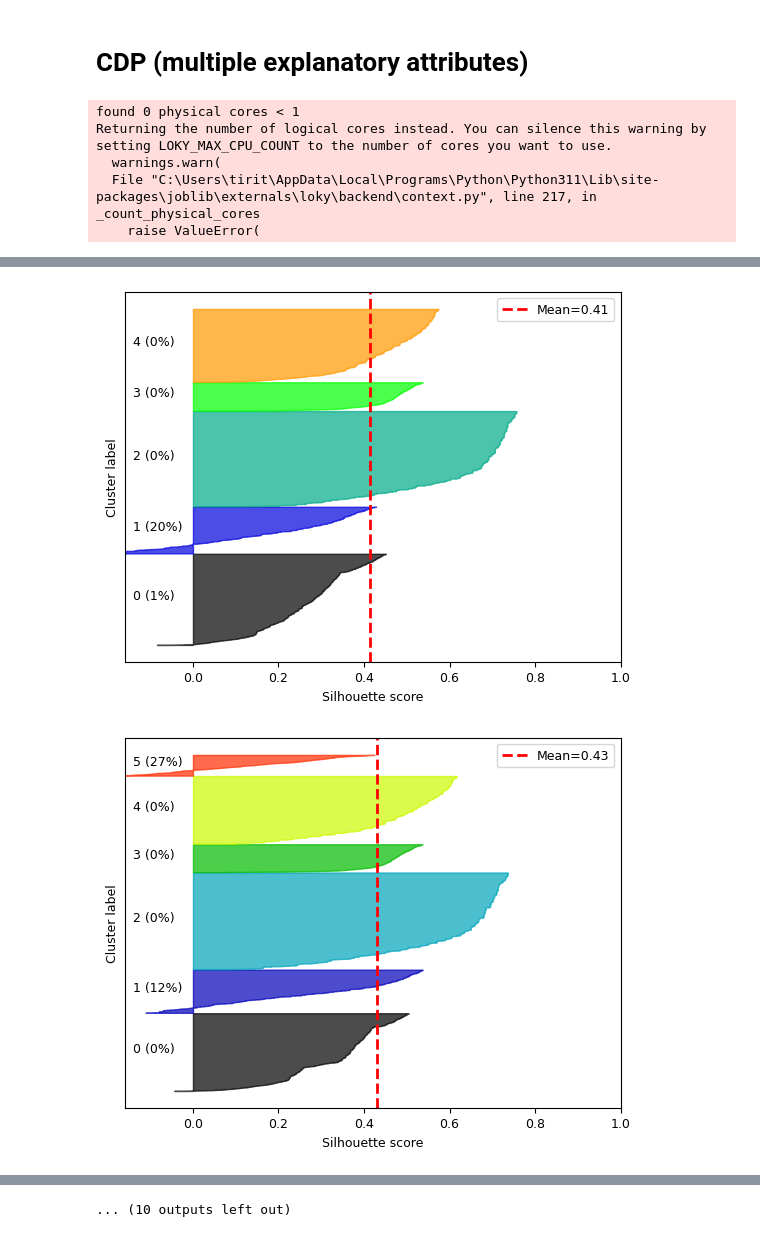
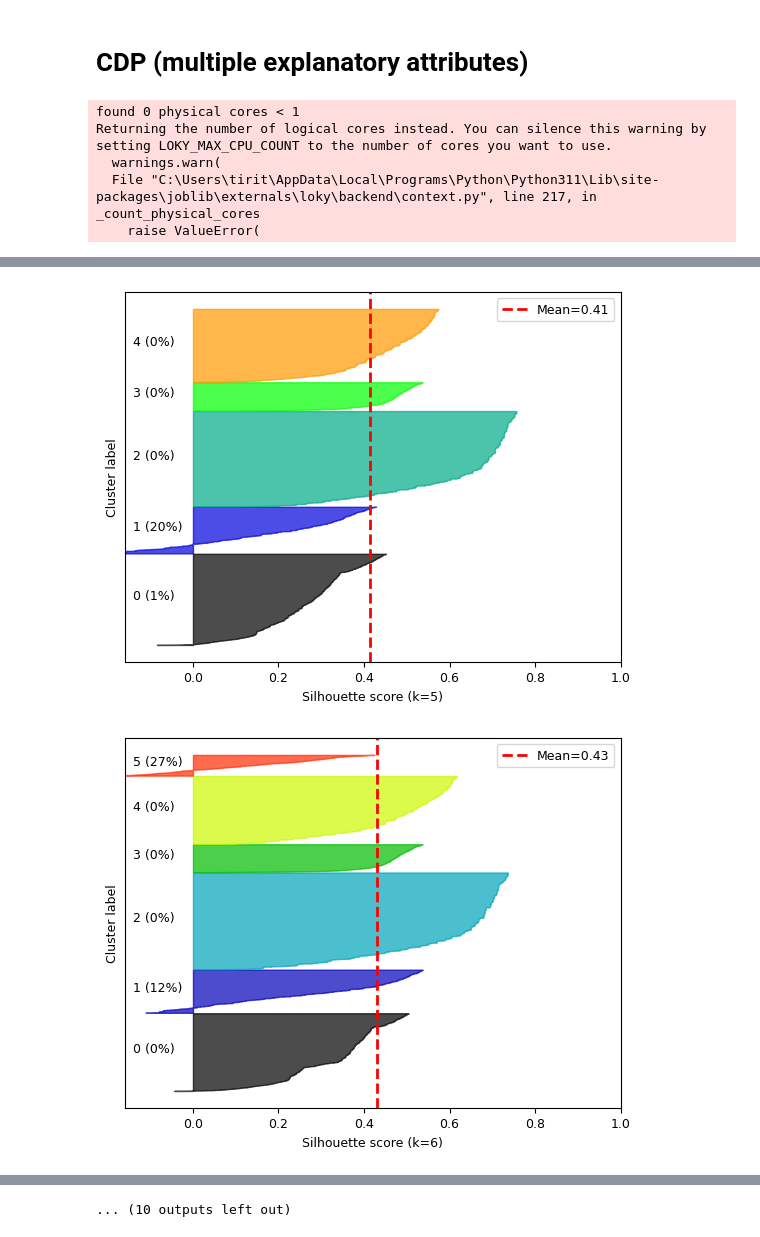
Before and after one commit to python211223/fairness-aware-classification, a Jupyter notebook: fair_classification.ipynb, the cells around one changed output, grey strips where cells are left out. Saved outputs shown, nothing was run; the diff lists cells and outputs as text; code cells hidden in the pictures.

```diff
--- a/fair_classification.ipynb
+++ b/fair_classification.ipynb
@@ -292,7 +292,7 @@ def cdp_me(df, w, cat_cols, nom_cols, k_opt, n_bins=[10]):
             ax.text(-0.14, y_lower + 0.5 * size_cluster_i, str(i) + ' (' + str(p_negative_s) + '%)')
             y_lower = y_upper + 10
 
-        ax.set_xlabel("Silhouette score")
+        ax.set_xlabel(f"Silhouette score (k={k})")
         ax.set_ylabel("Cluster label")
         ax.axvline(x=s_mean, color="red", linestyle="--", label=f'Mean={round(s_mean, 2)}')
         ax.set_yticks([])
@@ -1420,7 +1431,7 @@ No favored instances with an unfair class label exist
 # %% [markdown]
 # CDP (multiple explanatory attributes)
 # %%
-cdp_me(df_compas, w_compas, cat_cols_compas, nom_cols_compas, 9, [6])
+cdp_me(df_compas, w_compas, cat_cols_compas, nom_cols_compas, 8, [6])
 # %% [output]
 found 0 physical cores < 1
 Returning the number of logical cores instead. You can silence this warning by setting LOKY_MAX_CPU_COUNT to the number of cores you want to use.
@@ -1433,2 +1444,2 @@ Returning the number of logical cores instead. You can silence this warning by s
-[figure, old version]
+[figure, new version]
-[figure, old version]
+[figure, new version]
```
Also changed, not shown: parts of 9 cells of this notebook.
